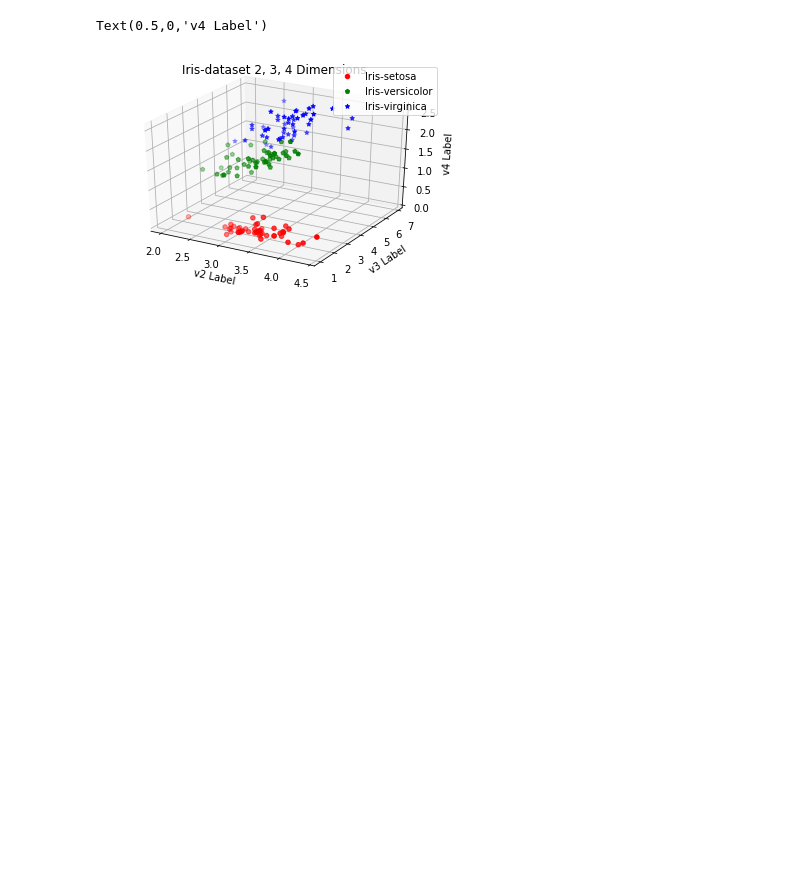
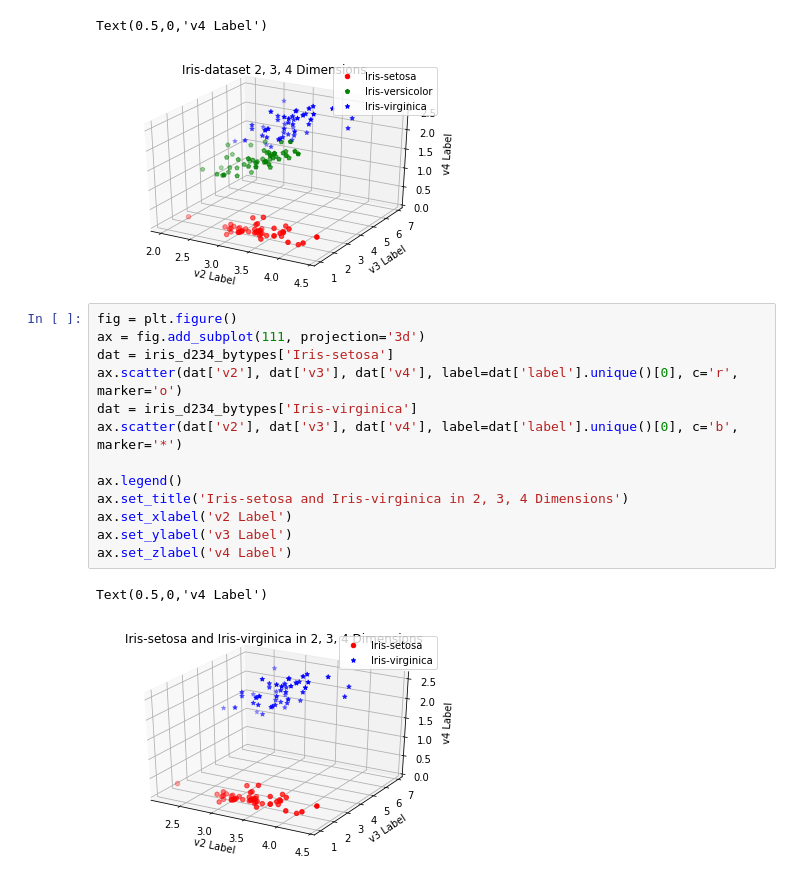
Before and after one commit to ggaarder7/yanhh0.github.io, a Jupyter notebook: svm-iris3d.ipynb, the cells around one changed output. Saved outputs shown, nothing was run; the diff lists cells and outputs as text; blank space fills up the shorter version.

```diff
--- a/svm-iris3d.ipynb
+++ b/svm-iris3d.ipynb
@@ -96,3 +96,19 @@ ax.set_zlabel('v4 Label')
 # %% [output]
 Text(0.5,0,'v4 Label')
 [figure]
+# %%
+fig = plt.figure()
+ax = fig.add_subplot(111, projection='3d')
+dat = iris_d234_bytypes['Iris-setosa']
+ax.scatter(dat['v2'], dat['v3'], dat['v4'], label=dat['label'].unique()[0], c='r', marker='o')
+dat = iris_d234_bytypes['Iris-virginica']
+ax.scatter(dat['v2'], dat['v3'], dat['v4'], label=dat['label'].unique()[0], c='b', marker='*')
+
+ax.legend()
+ax.set_title('Iris-setosa and Iris-virginica in 2, 3, 4 Dimensions')
+ax.set_xlabel('v2 Label')
+ax.set_ylabel('v3 Label')
+ax.set_zlabel('v4 Label')
+# %% [output]
+Text(0.5,0,'v4 Label')
+[figure, added]
```
